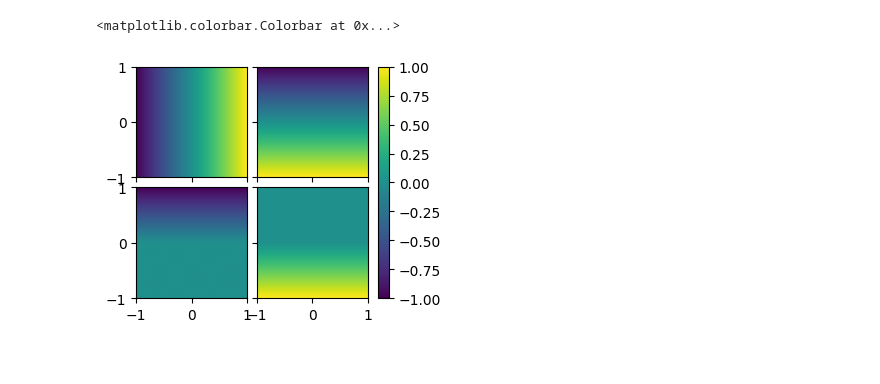
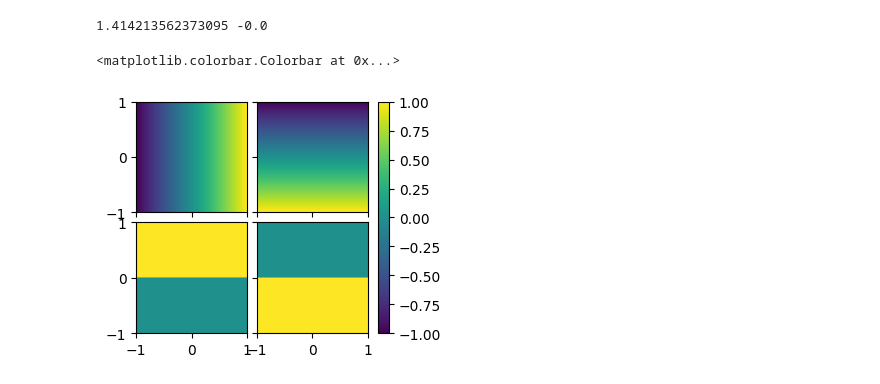
Before and after one commit to opticaUB/Material_Classe, a Jupyter notebook: 24_Conductors.ipynb, the cells around one changed output. Saved outputs shown, nothing was run; the diff lists cells and outputs as text; code cells hidden in the pictures.

```diff
--- a/24_Conductors.ipynb
+++ b/24_Conductors.ipynb
@@ -14,9 +14,9 @@ k2 = 1        # second media extintion index
 # %%
 c = 1  # vacum velocity 1 micron per time step
 k0 = 2 * np.pi / lamb0  # vacum wavenumber in microns^-1
-sin_theta1 = np.sin(theta1*np.pi/180)
-cos_theta1 = np.cos(theta1*np.pi/180)
-omega = k0  # w = ck
+sin_theta1 = np.sin(np.radians(theta1))
+cos_theta1 = np.cos(np.radians(theta1))
+omega = c*k0  # w = ck
 
 n2_hat = n2 - 1j*k2  # complex refractive index
 sin_theta2_hat = n1 * sin_theta1 / n2_hat
@@ -26,29 +26,31 @@ cos_theta2_hat = np.cos(theta2_hat)
 a = np.real(n2_hat*cos_theta2_hat)
 b = -np.imag(n2_hat*cos_theta2_hat)
 print(a, b)
+# %% [output]
+1.414213562373095 -0.0
 # %%
 N_points = 300
-overlap = 0.2
+overlap = 0.01
 rang = np.linspace(-1, 1, N_points)
 x, z = np.meshgrid(rang, rang)
 
 inc_mask = (x<overlap)
 refl_mask = (x>-overlap)
 med1_mask = z<0
 med2_mask = z>0
 
 fig = plt.figure(figsize=(15,15))
 axs = ImageGrid(fig, 142,  # similar to fig.add_subplot(142).
                  nrows_ncols=(2, 2), axes_pad=0.1, label_mode="L", share_all=True,
                  cbar_location="right", cbar_mode="single")
 im = axs[0].imshow(x, vmin=-1, vmax=1, extent=[-1,1,-1,1])
 axs[1].imshow(z, vmin=-1, vmax=1, extent=[-1,1,-1,1])
-axs[2].imshow(z1, vmin=-1, vmax=1, extent=[-1,1,-1,1])
-axs[3].imshow(z2, vmin=-1, vmax=1, extent=[-1,1,-1,1])
+axs[2].imshow(med1_mask, vmin=-1, vmax=1, extent=[-1,1,-1,1])
+axs[3].imshow(med2_mask, vmin=-1, vmax=1, extent=[-1,1,-1,1])
 axs.cbar_axes[0].colorbar(im)
 # %% [output]
 <matplotlib.colorbar.Colorbar at 0x...>
-[figure, old version]
+[figure, new version]
 # %%
 Amp_inc = np.ones((2))[:,None,None]
 prop_inc = np.exp(-1j*k0*(x*n1*sin_theta1+z*n1*cos_theta1))[None, :, :]
```
Also changed, not shown: parts of 2 cells of this notebook, 2 other files.
